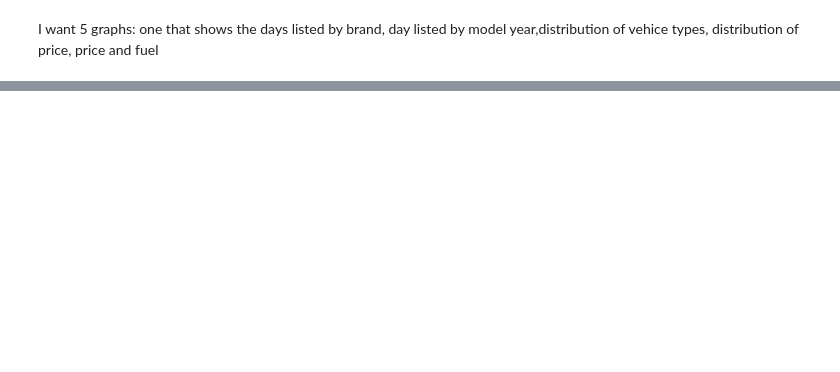
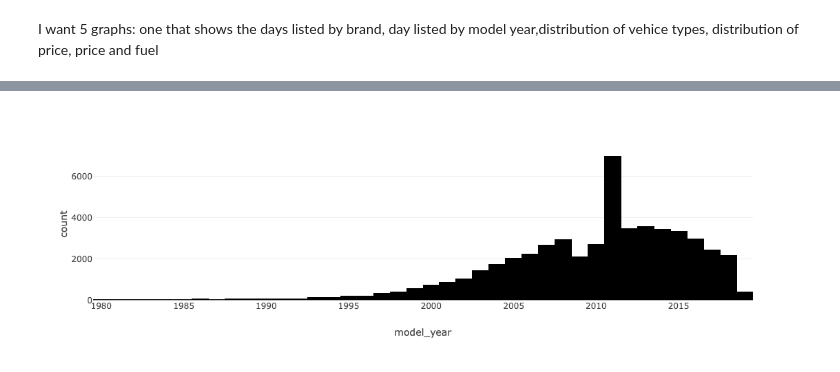
Before and after one commit to jarrely/TTSprin4, a Jupyter notebook: Notebooks/Sprint4.ipynb, the cells around one changed output, grey strips where cells are left out. Drawn from its saved outputs; the diff is of its cells as text; code cells hidden in the pictures; blank space fills up the shorter version.

```diff
--- a/Notebooks/Sprint4.ipynb
+++ b/Notebooks/Sprint4.ipynb
@@ -91,0 +78,13 @@ memory usage: 5.1+ MB
+# %%
+#vehicles['model_year'].fillna(vehicles['model_year'].median(), inplace=True)
+#vehicles['cylinders'].fillna(vehicles['cylinders'].median(), inplace=True)
+#vehicles['cylinders'].fillna(vehicles['cylinders'].median(), inplace=True)
+def median_fill(df, column):
+    df[column].fillna(df[column].median(), inplace=True)
+    return df
+median_fill(vehicles,"cylinders")
+median_fill(vehicles,"model_year")
+#median_fill(vehicles,"odometer") I get a recursion error when I do this, but my original reasoning for dropping these was ecause mileage is a very important determning factor on buying a vehicle,
+# and if you don't know what it isI persnally woudnt not buy it. Too big of a risk
+vehicles['odometer'].dropna()
+vehiclesv1=vehicles
@@ -160,3 +122,6 @@ vehiclesv1.sample(30)
+# %%
+vehiclesv1 = vehiclesv1[vehiclesv1['model_year']>= 1980]
+vehiclesv1 = vehiclesv1[vehiclesv1['price']<= 60000]
 # %%
 vehiclesv1['make'].value_counts()
 # %% [output]
@@ -195,4 +160,6 @@ fig4.show()
 # %%
-fig2 = px.scatter(vehiclesv1, x='model_year')
+fig2 = px.histogram(vehiclesv1, x='model_year')
 
 fig2.show()
+# %% [output]
+[figure, added]
```
Also changed, not shown: parts of 18 cells of this notebook.
